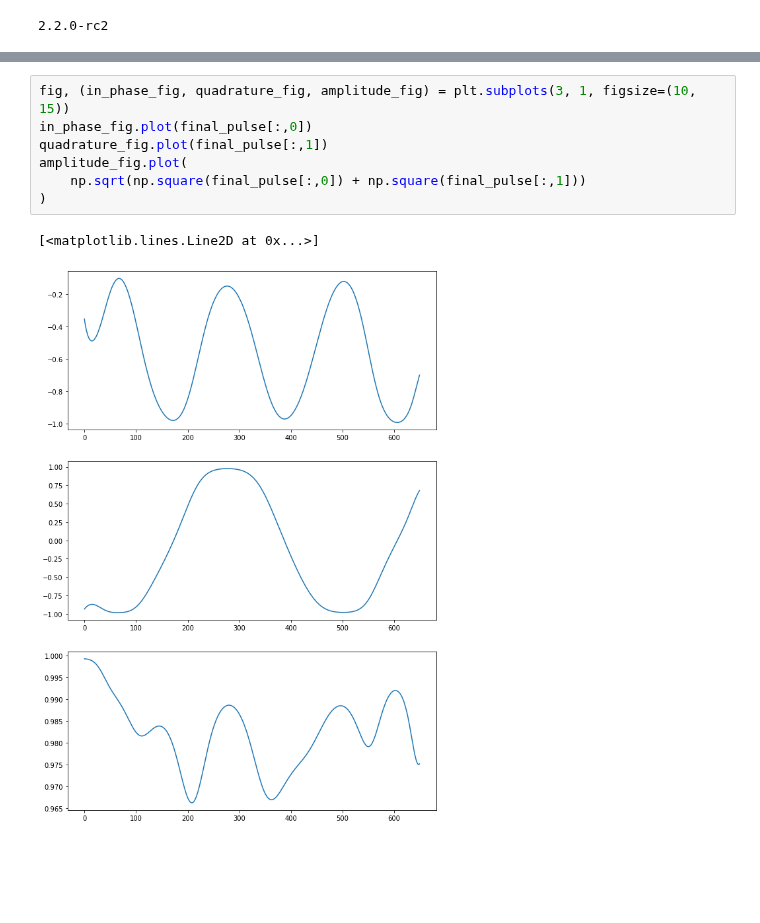
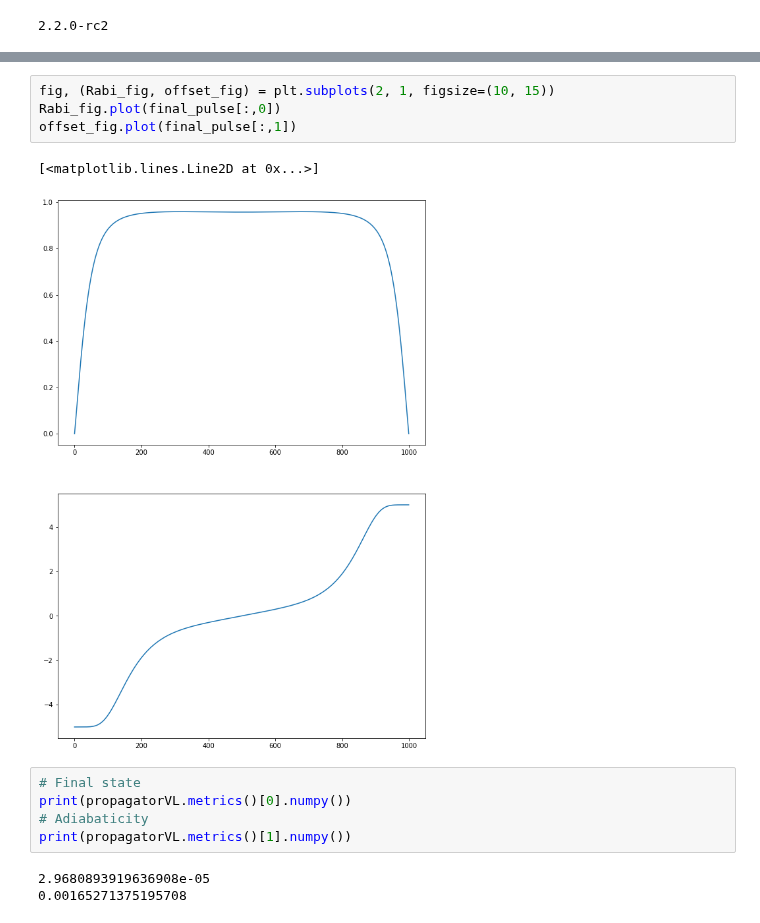
Before and after one commit to IQC-Numerical-Control-Engineering/Test, a Jupyter notebook: AdiabaticControl.ipynb, the cells around one changed output, grey strips where cells are left out. Saved outputs shown, nothing was run; the diff lists cells and outputs as text; blank space fills up the shorter version.

```diff
--- a/AdiabaticControl.ipynb
+++ b/AdiabaticControl.ipynb
@@ -217,10 +266,15 @@ step 1999: target=0.00007
 # %%
-fig, (in_phase_fig, quadrature_fig, amplitude_fig) = plt.subplots(3, 1, figsize=(10, 15))
-in_phase_fig.plot(final_pulse[:,0])
-quadrature_fig.plot(final_pulse[:,1])
-amplitude_fig.plot(
-    np.sqrt(np.square(final_pulse[:,0]) + np.square(final_pulse[:,1]))
-)
+fig, (Rabi_fig, offset_fig) = plt.subplots(2, 1, figsize=(10, 15))
+Rabi_fig.plot(final_pulse[:,0])
+offset_fig.plot(final_pulse[:,1])
 # %% [output]
 [<matplotlib.lines.Line2D at 0x...>]
-[figure, old version]
+[figure, new version]
+# %%
+# Final state
+print(propagatorVL.metrics()[0].numpy())
+# Adiabaticity
+print(propagatorVL.metrics()[1].numpy())
+# %% [output]
+2.9680893919636908e-05
+0.00165271375195708
```
Also changed, not shown: parts of 2 cells of this notebook.
